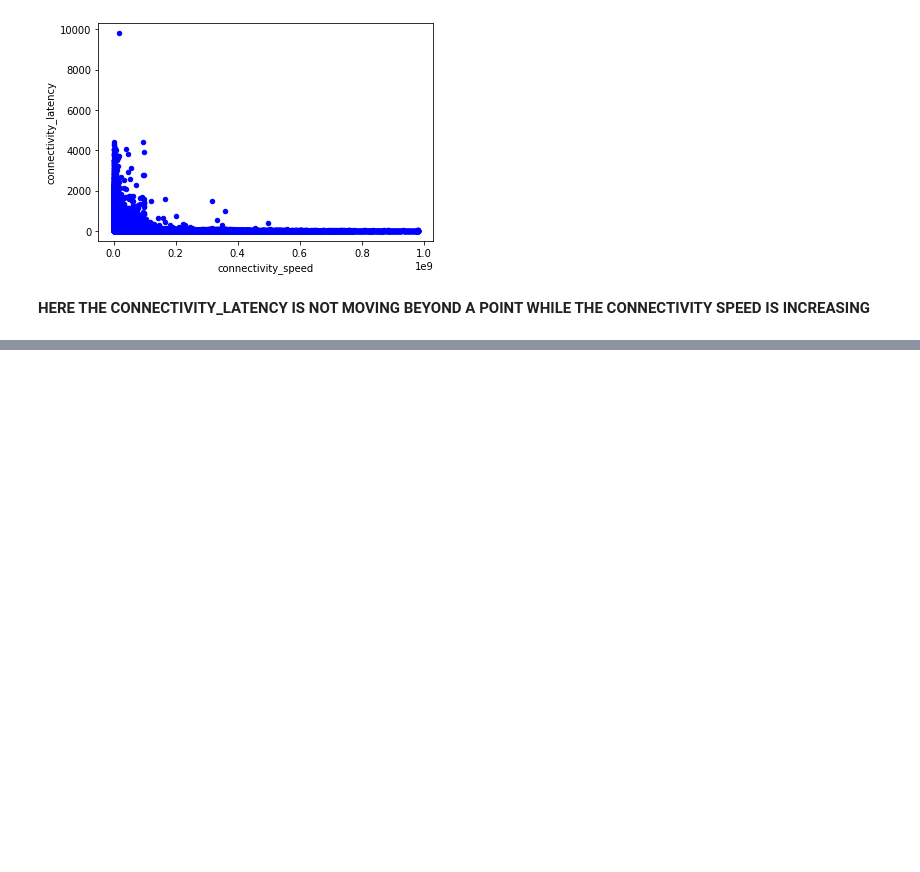
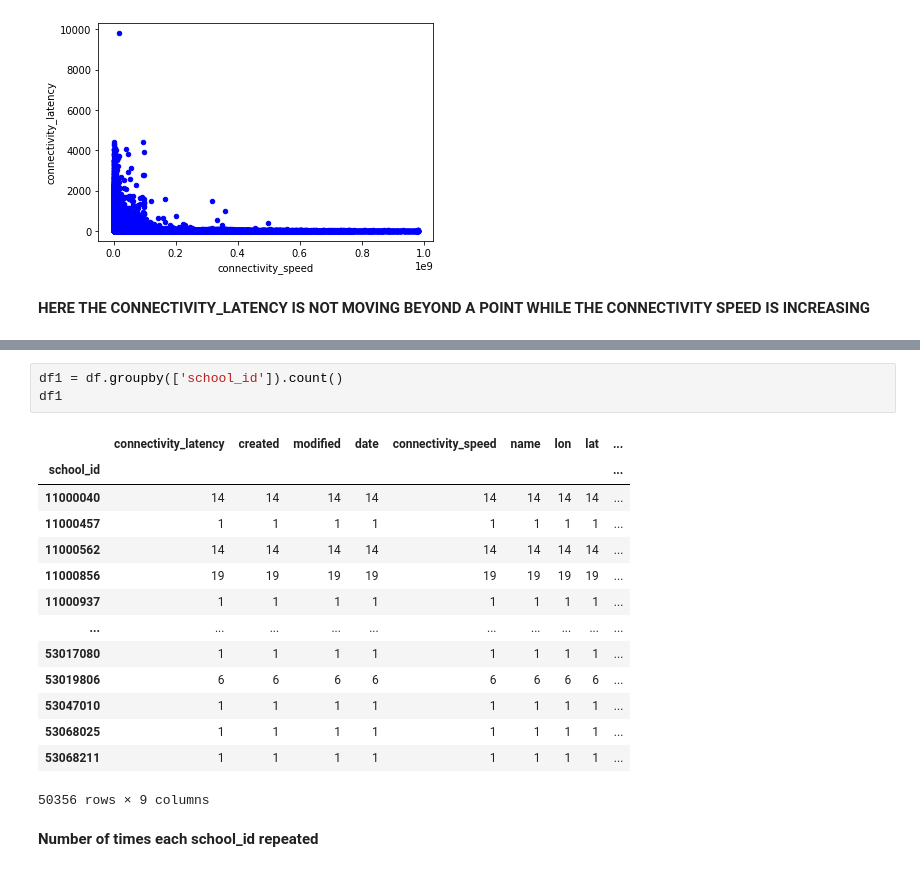
Before and after one commit to HarshaGowtham/UNICEF_RESEARCH_DEEPLEARNING, a Jupyter notebook: E&S_Analysis_UNICEF.ipynb, the cells around one changed output, grey strips where cells are left out. Cells and saved outputs as stored; diff of their text form; blank space fills up the shorter version.

```diff
--- a/E&S_Analysis_UNICEF.ipynb
+++ b/E&S_Analysis_UNICEF.ipynb
@@ -150,0 +197,20 @@ df1.head()
+# %%
+df1 = df.groupby(['school_id']).count()
+df1
+# %% [output]
+|  | connectivity_latency | created | modified | date | connectivity_speed | name | lon | lat | ... |
+| school_id |  |  |  |  |  |  |  |  | ... |
+| 11000040 | 14 | 14 | 14 | 14 | 14 | 14 | 14 | 14 | ... |
+| 11000457 | 1 | 1 | 1 | 1 | 1 | 1 | 1 | 1 | ... |
+| 11000562 | 14 | 14 | 14 | 14 | 14 | 14 | 14 | 14 | ... |
+| 11000856 | 19 | 19 | 19 | 19 | 19 | 19 | 19 | 19 | ... |
+| 11000937 | 1 | 1 | 1 | 1 | 1 | 1 | 1 | 1 | ... |
+| ... | ... | ... | ... | ... | ... | ... | ... | ... | ... |
+| 53017080 | 1 | 1 | 1 | 1 | 1 | 1 | 1 | 1 | ... |
+| 53019806 | 6 | 6 | 6 | 6 | 6 | 6 | 6 | 6 | ... |
+| 53047010 | 1 | 1 | 1 | 1 | 1 | 1 | 1 | 1 | ... |
+| 53068025 | 1 | 1 | 1 | 1 | 1 | 1 | 1 | 1 | ... |
+| 53068211 | 1 | 1 | 1 | 1 | 1 | 1 | 1 | 1 | ... |
+50356 rows × 9 columns
+# %% [markdown]
+**Number of times each school_id repeated**
```
Also changed, not shown: parts of 31 cells of this notebook.
